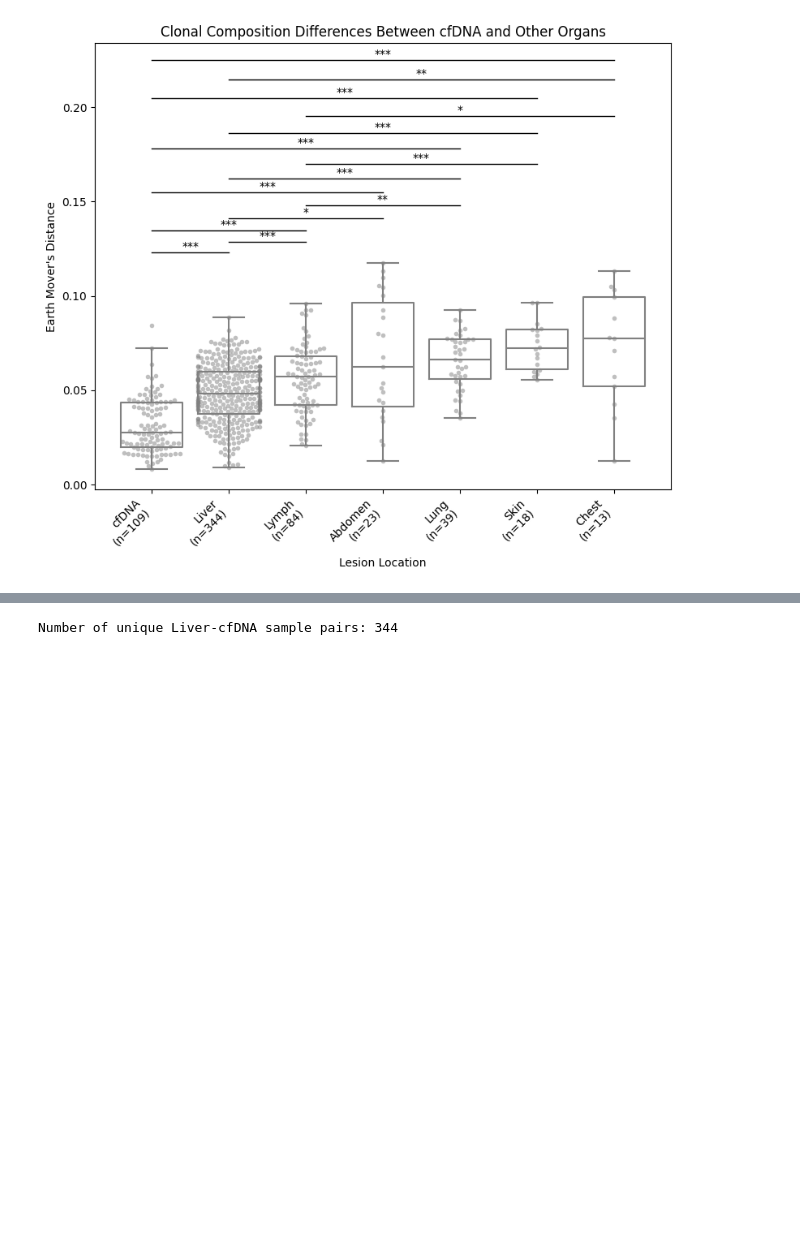
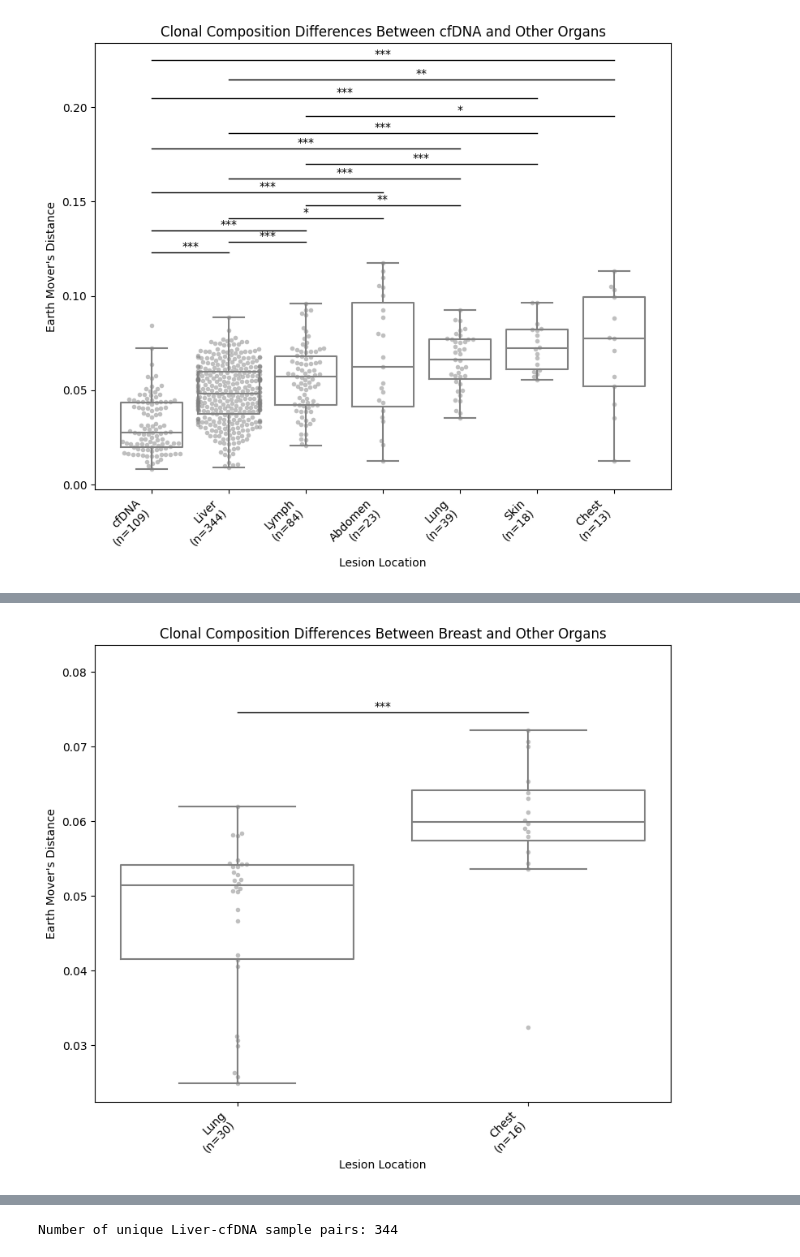
Before and after one commit to getzlab/Rapid_Autopsy_Convergent_Evolution, a Jupyter notebook: Extended Data Figure 2/ExtendedData_Lesion_Location_Analysis.ipynb, the cells around one changed output, grey strips where cells are left out. Drawn from its saved outputs; the diff is of its cells as text; code cells hidden in the pictures; blank space fills up the shorter version.

```diff
--- a/Extended Data Figure 2/ExtendedData_Lesion_Location_Analysis.ipynb
+++ b/Extended Data Figure 2/ExtendedData_Lesion_Location_Analysis.ipynb
@@ -650,0 +673,7 @@ cfDNA_comparison_dict, sorted_cfDNA_locs = all_location_comparison('cfDNA')
+# %%
+breast_comparison_dict, sorted_breast_locs = all_location_comparison('Breast')
+breast_dist_df = pd.DataFrame.from_dict(breast_comparison_dict,orient='index',columns=['pvals'])
+breast_dist_df.sort_values(by='pvals',ascending=True,inplace=True)
+breast_dist_df.to_csv('breast_comparison_pvals.tsv',sep='\t')
+# %% [output]
+[figure, added]
```
Also changed, not shown: parts of 7 cells of this notebook, 7 other files.
